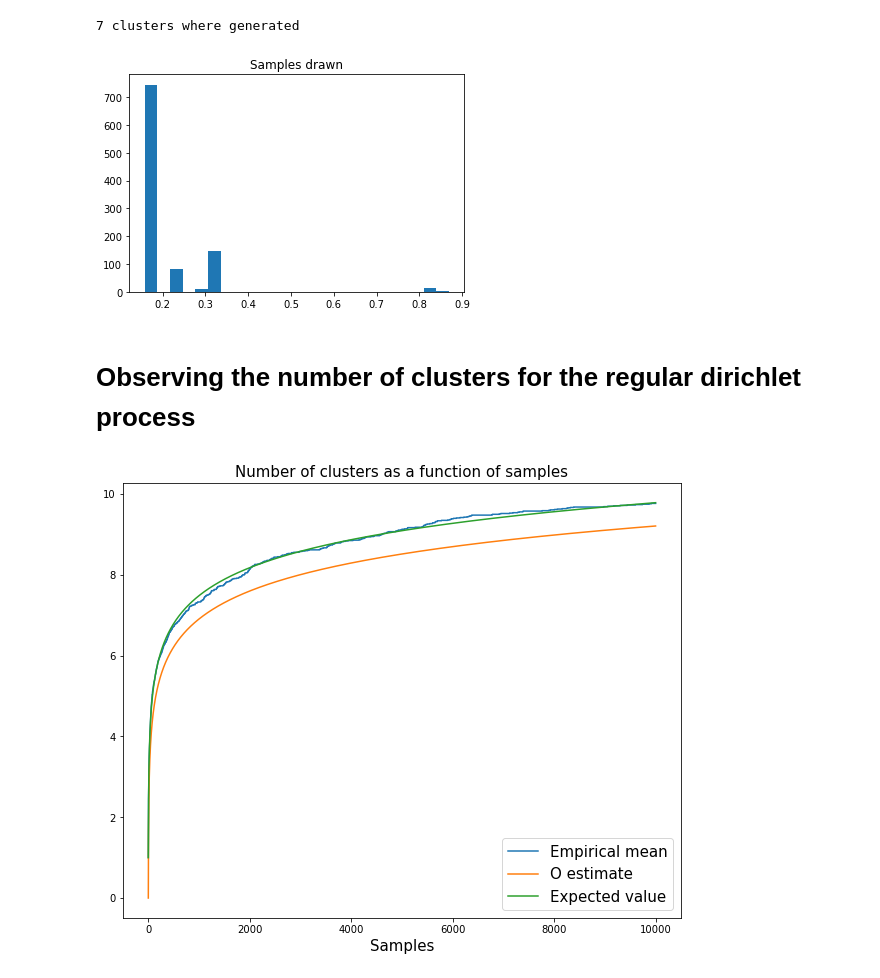
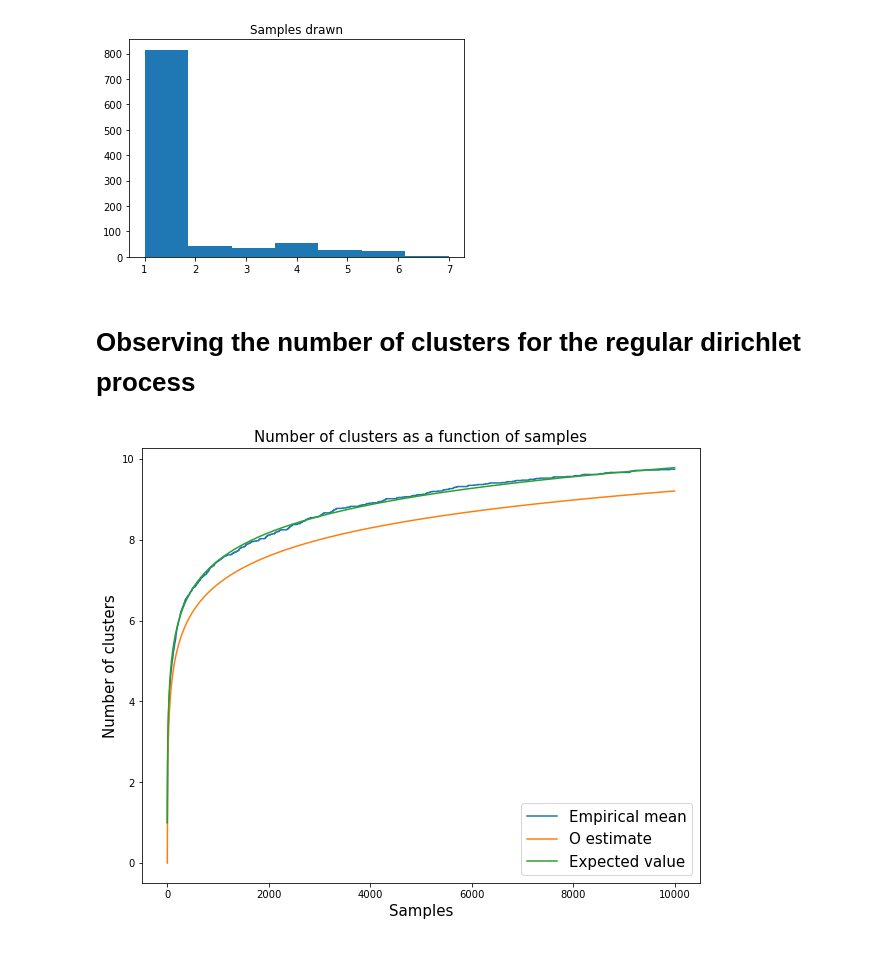
Before and after one commit to MatthieuDarcy/BMLPitmanYor, a Jupyter notebook: Simulation/Sampling PY (CPR).ipynb, the cells around one changed output. Saved outputs shown, nothing was run; the diff lists cells and outputs as text; code cells hidden in the pictures.

```diff
--- a/Simulation/Sampling PY (CPR).ipynb
+++ b/Simulation/Sampling PY (CPR).ipynb
@@ -23,6 +23,7 @@ def sample_PY(H, alpha, theta, sample_size = 100, disp = False):
     samples = np.zeros(sample_size)
     previous_samples = list()
     clusters = list()
+    number_of_clusters = list()
 
     # Number of clusters
     n_k = 0
@@ -33,6 +34,8 @@ def sample_PY(H, alpha, theta, sample_size = 100, disp = False):
             previous_samples.append(x)
             # Increase the number of clusters
             n_k += 1
+            # Track the chosen clusters
+            clusters.append(n_k)
 
         else:
             u = uniform.rvs()
@@ -46,19 +49,28 @@ def sample_PY(H, alpha, theta, sample_size = 100, disp = False):
                 # Increase the number of clusters
                 n_k +=1
 
-            # Otherwise, sample for all previous samples
+                # Track the chosen clusters
+                clusters.append(n_k)
+
+            # Otherwise, sample from all previous samples
             else:
                 x = random.sample(previous_samples, 1)[0]
+                chosen_cluster = clusters[previous_samples.index(x)]
                 previous_samples.append(x)
+
+                # Track the chosen cluster
+                clusters.append(chosen_cluster)
+
+
         # Add to the list of clusters
-        clusters.append(n_k)
+        number_of_clusters.append(n_k)
 
         #For testing purposes
         #print(n_k)
         #print((theta + alpha*n_k)/(i+theta) + (i - alpha*n_k)/(i+theta))
     if disp == True:
         print(n_k, "clusters where generated")
-    return np.array(previous_samples), np.array(clusters)
+    return np.array(previous_samples), np.array(number_of_clusters), np.array(clusters)
 
 
 def expected_value_clusters(alpha, theta, n_samples):
@@ -76,15 +88,13 @@ def Big_O_estimate(alpha, theta, n_samples):
 # No discount
 alpha = 0
 theta = 1.0
-samples, clusters = sample_PY(uniform, alpha, theta, sample_size = 1000)
+samples, cluster_size, clusters = sample_PY(uniform, alpha, theta, sample_size = 1000)
-# %% [output]
-7 clusters where generated
 # %%
-plt.hist(samples, bins = 24)
+plt.hist(clusters,cluster_size[-1])
 plt.title("Samples drawn")
 plt.show()
 # %% [output]
-[figure, old version]
+[figure, new version]
 # %% [markdown]
 # Observing the number of clusters for the regular dirichlet process
 # %%
@@ -106,7 +121,8 @@ plt.plot(big_0, label = "O estimate")
 plt.plot(expected,label = "Expected value")
 plt.title("Number of clusters as a function of samples", size = 15)
 plt.xlabel("Samples", size = 15)
+plt.ylabel("Number of clusters", size = 15)
 plt.legend(prop={'size': 15})
 plt.show()
 # %% [output]
-[figure, old version]
+[figure, new version]
```
Also changed, not shown: parts of 10 cells of this notebook.
